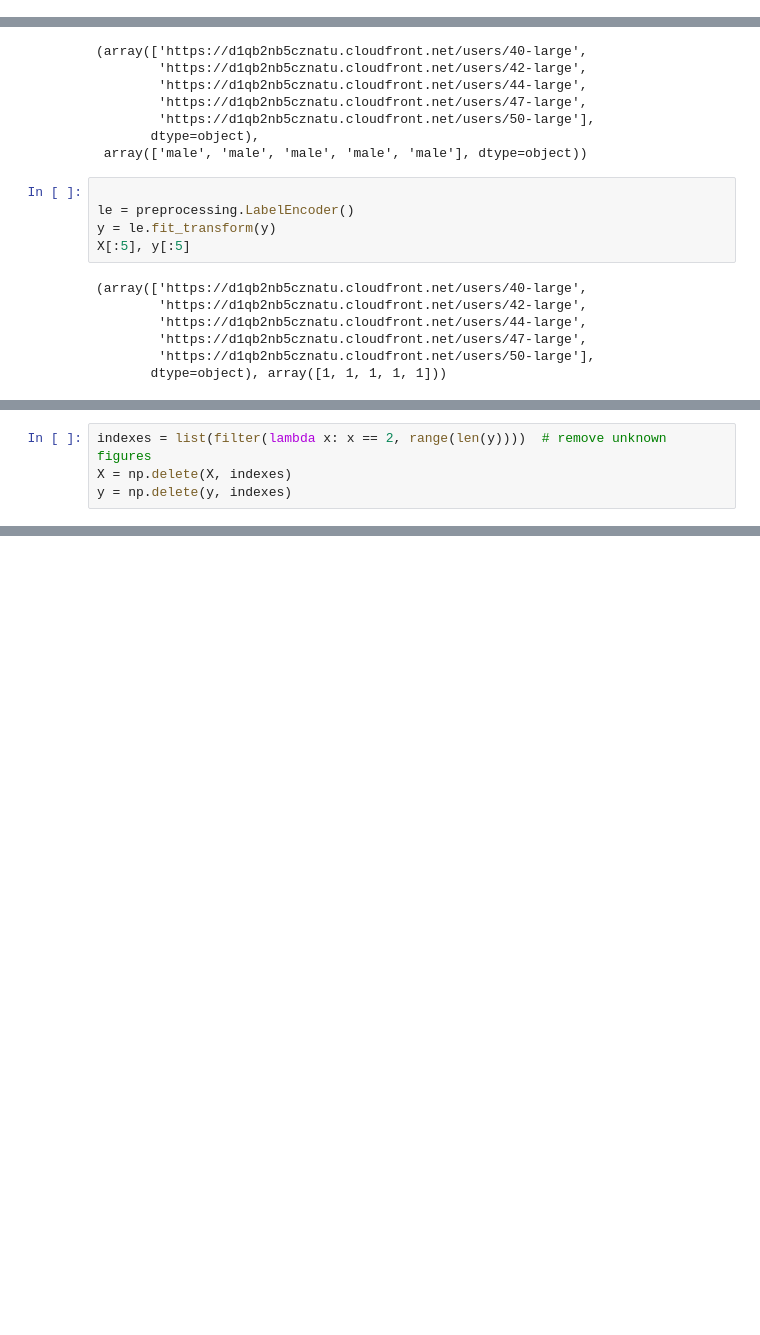
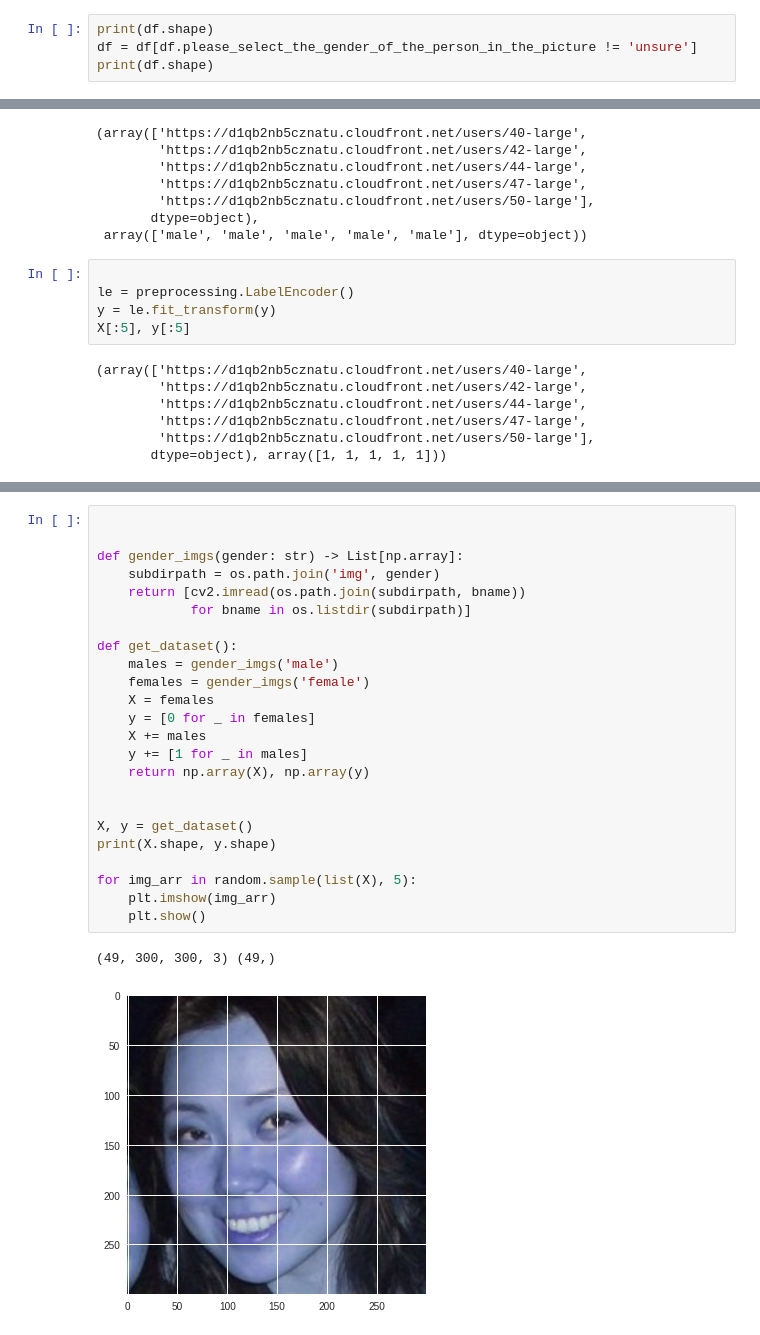
Before and after one commit to Ang3lino/mlnn, a Jupyter notebook: projects/2/gender_classification.ipynb, the cells around one changed output, grey strips where cells are left out. Drawn from its saved outputs; the diff is of its cells as text; blank space fills up the shorter version.

```diff
--- a/projects/2/gender_classification.ipynb
+++ b/projects/2/gender_classification.ipynb
@@ -30,3 +31,7 @@ df.head()
 | 2 | 1023132477 | False | finalized | 1 | 8/19/2016 17:01:43 | male | ... |
 | 3 | 1023132478 | False | finalized | 1 | 8/19/2016 17:01:04 | male | ... |
 | 4 | 1023132479 | False | finalized | 1 | 8/19/2016 17:00:48 | male | ... |
+# %%
+print(df.shape)
+df = df[df.please_select_the_gender_of_the_person_in_the_picture != 'unsure']
+print(df.shape)
@@ -72,7 +70,3 @@ plt.hist(y, bins=10)
-# %%
-indexes = list(filter(lambda x: x == 2, range(len(y))))  # remove unknown figures
-X = np.delete(X, indexes)
-y = np.delete(y, indexes)
 # %%
 
 def make_dir(folder: str) -> None:
@@ -144,0 +149,27 @@ https://d1qb2nb5cznatu.cloudfront.net/users/512-large 1
+# %%
+
+
+def gender_imgs(gender: str) -> List[np.array]:
+    subdirpath = os.path.join('img', gender)
+    return [cv2.imread(os.path.join(subdirpath, bname))
+            for bname in os.listdir(subdirpath)]
+
+def get_dataset():
+    males = gender_imgs('male')
+    females = gender_imgs('female')
+    X = females
+    y = [0 for _ in females]
+    X += males
+    y += [1 for _ in males]
+    return np.array(X), np.array(y)
+
+
+X, y = get_dataset()
+print(X.shape, y.shape)
+
+for img_arr in random.sample(list(X), 5):
+    plt.imshow(img_arr)
+    plt.show()
+# %% [output]
+(49, 300, 300, 3) (49,)
+[figure, added]
```
Also changed, not shown: parts of 12 cells of this notebook, 1 other file.
